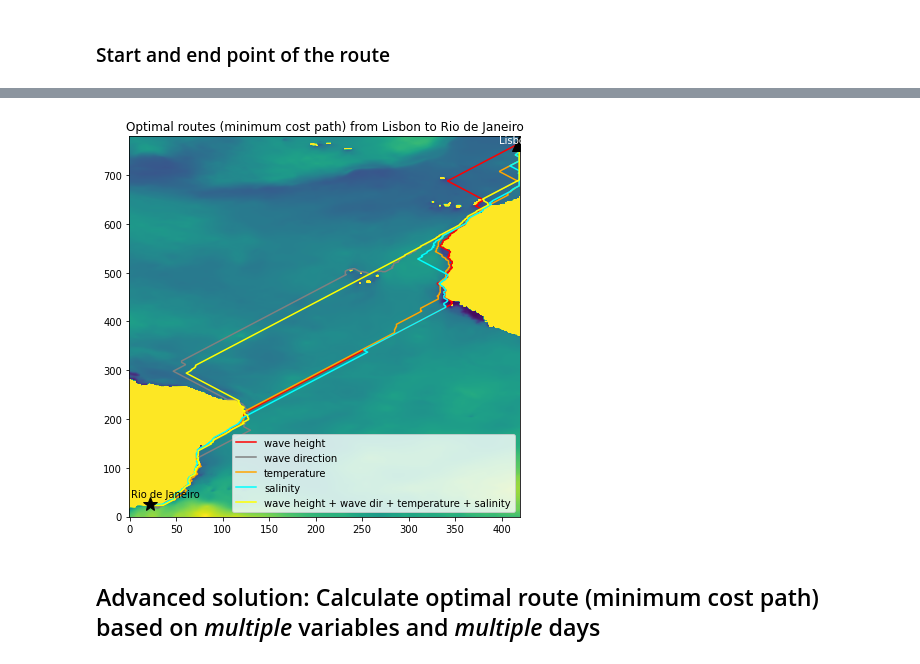
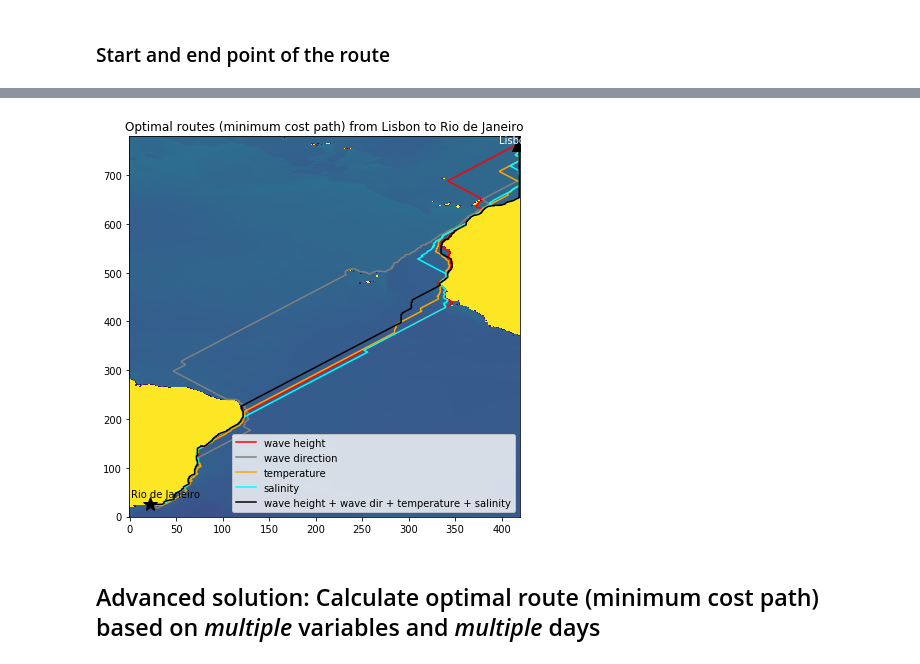
Before and after one commit to jonathom/cop_marine, a Jupyter notebook: Model_building.ipynb, the cells around one changed output, grey strips where cells are left out. Cells and saved outputs as stored; diff of their text form; code cells hidden in the pictures.

Commit message:
Invert speed costs

```diff
--- a/Model_building.ipynb
+++ b/Model_building.ipynb
@@ -208,0 +254,21 @@ costs
+# %%
+# Standardization and normalization of weights
+def stand_and_norm (x):
+    # Standardization
+    x_stand = (x - np.mean(x)) / np.std(x)
+    # Normalization
+    x_norm = (x_stand - np.min(x_stand)) / (np.max(x_stand) - np.min(x_stand))
+    return x_norm
+
+wh_costs = stand_and_norm(wh_costs)
+wd_costs = stand_and_norm(wd_costs)
+temp_costs = stand_and_norm(temp_costs)
+sal_costs = stand_and_norm(sal_costs)
+# %%
+# Weight are taken from linear regression model
+speed = 0.14661334*wh_costs + 0.04047778*wd_costs + 0.13590311*temp_costs + 0.08404383*sal_costs
+
+# invert costs, because costs imitate speed
+inverted_speed = -1 * speed + np.abs(np.max(speed))
+# assign non-water areas high values
+inverted_speed[inverted_speed == 0] = 2*np.max(inverted_speed)
@@ -231,32 +310,34 @@ temp_indices = np.stack(temp_indices, axis=-1)
 sal_indices, weight = route_through_array(sal_costs, start, end, fully_connected=True, geometric=False)
 sal_indices = np.stack(sal_indices, axis=-1)
 
-merged_indices, weight = route_through_array(costs, start, end, fully_connected=True, geometric=False)
+merged_indices, weight = route_through_array(inverted_speed, start, end, fully_connected=True, geometric=True)
 merged_indices = np.stack(merged_indices, axis=-1)
 # %%
 # Plot optimal route
 plt.figure(figsize=(7,7))
 
 # Costs
-plt.imshow(wh_costs, aspect='auto', vmin=np.min(wh_costs), vmax=0.5*np.max(wh_costs))
+plt.imshow(inverted_speed, aspect='auto', vmin=np.min(inverted_speed), vmax=np.max(inverted_speed))
 
 # Routes
 plt.plot(wh_indices[1],wh_indices[0], 'red', label = "wave height")
 plt.plot(wd_indices[1],wd_indices[0], 'grey', label = "wave direction")
 plt.plot(temp_indices[1],temp_indices[0], 'orange', label = "temperature")
 plt.plot(sal_indices[1],sal_indices[0], 'cyan', label = "salinity")
-plt.plot(merged_indices[1],merged_indices[0], 'yellow', label = "wave height + wave dir + temperature + salinity")
+plt.plot(merged_indices[1],merged_indices[0], 'black', label = "wave height + wave dir + temperature + salinity")
 
 # Start/end points
 plt.plot(start_lon, start_lat, 'k^', markersize = 15)
 plt.text(start_lon - 22, start_lat, "Lisbon", color = "white")
 plt.plot(end_lon, end_lat, 'k*', markersize=15)
 plt.text(end_lon - 20, end_lat + 15, "Rio de Janeiro")
 plt.title("Optimal routes (minimum cost path) from Lisbon to Rio de Janeiro")
 plt.legend(loc = "lower right")
 plt.gca().invert_yaxis()
+
+# TODO: Add reference route the ships usually take
 # %% [output]
-[figure, old version]
+[figure, new version]
 # %% [markdown]
 ## Advanced solution: Calculate optimal route (minimum cost path) based on *multiple* variables and *multiple* days
 # %%
```
Also changed, not shown: parts of 7 cells of this notebook.
